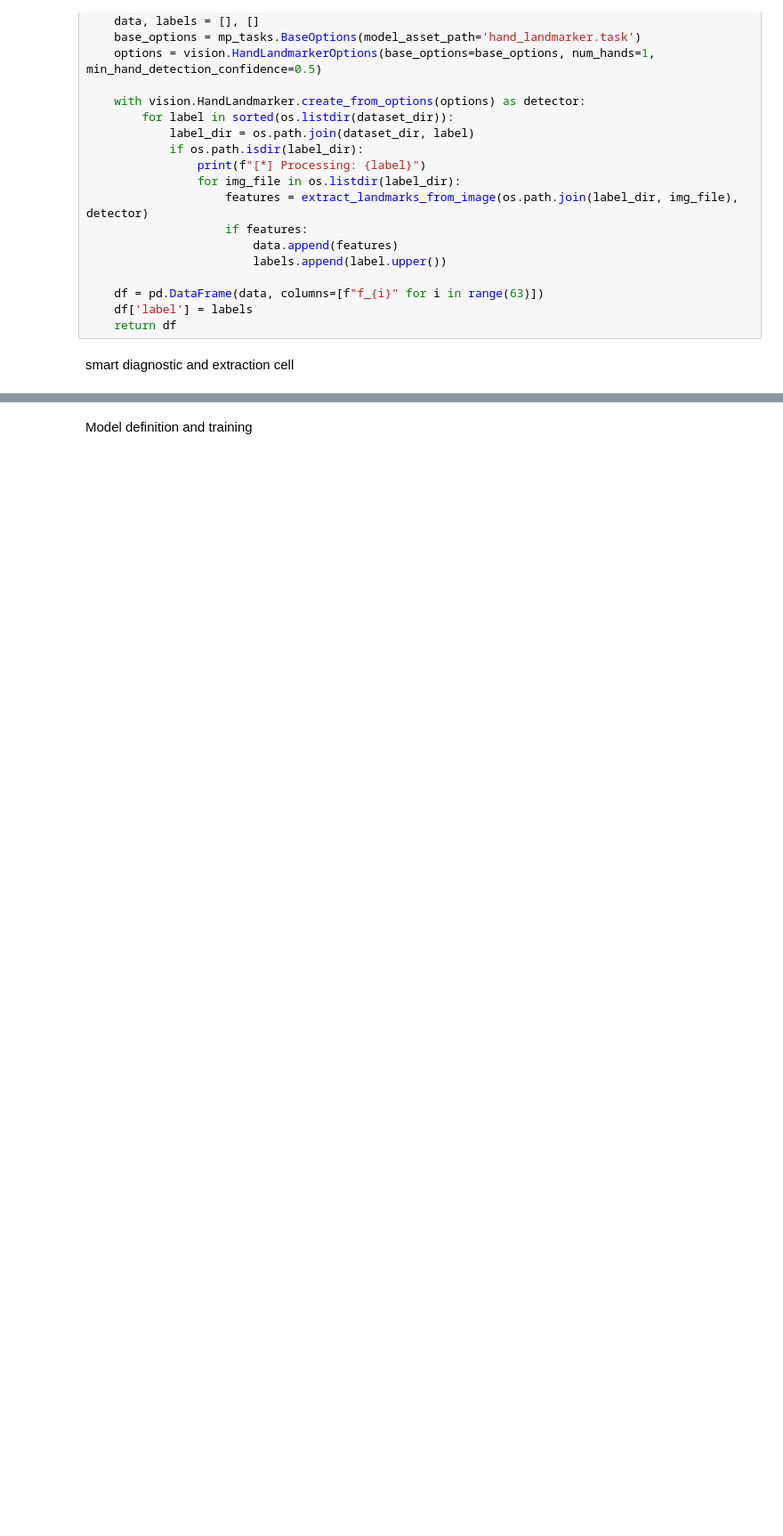
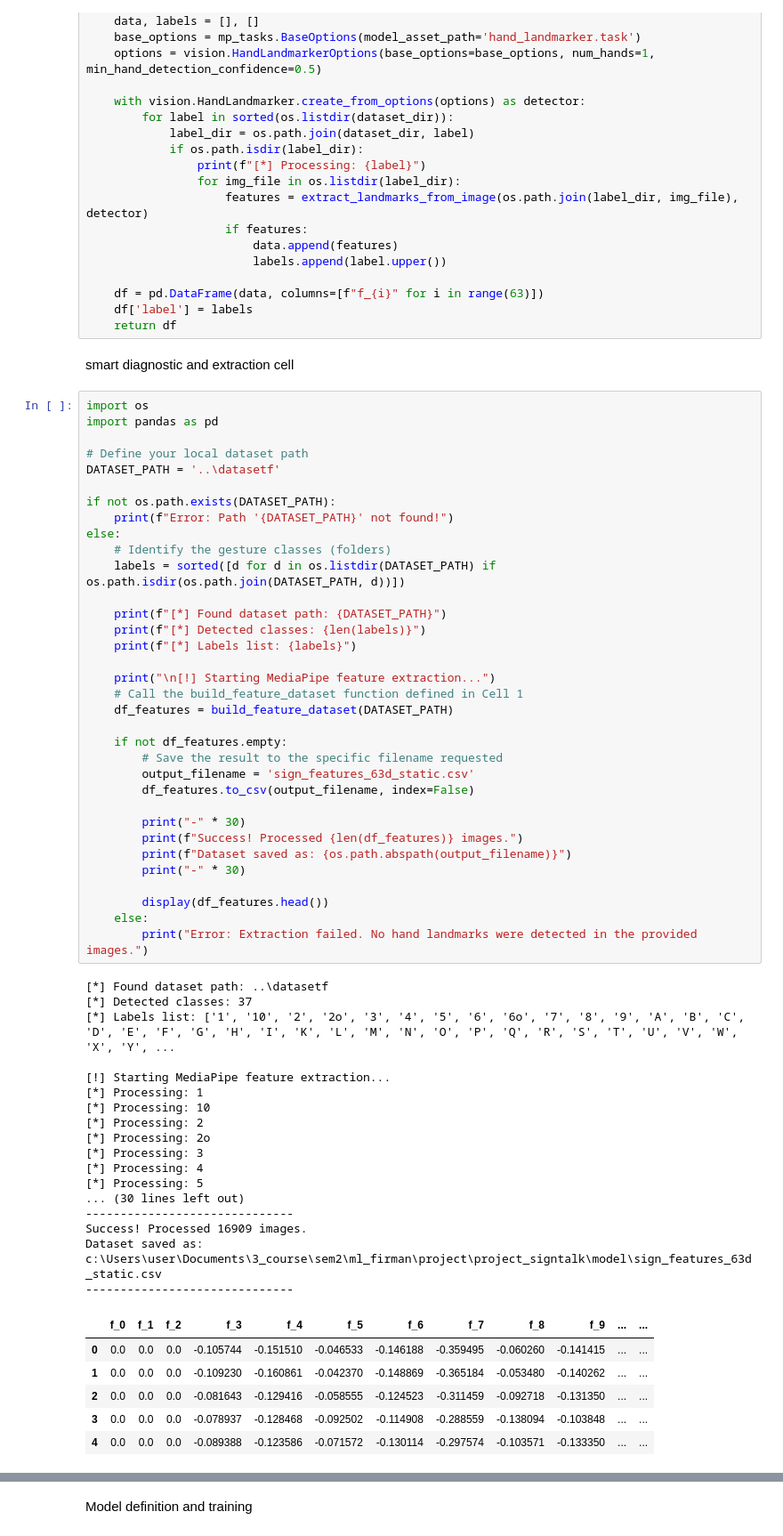
Before and after one commit to EdvardStudent23/signtalk, a Jupyter notebook: model/ml_project_code.ipynb, the cells around one changed output, grey strips where cells are left out. Shown at 89% size. Drawn from its saved outputs; the diff is of its cells as text; blank space fills up the shorter version.

```diff
--- a/model/ml_project_code.ipynb
+++ b/model/ml_project_code.ipynb
@@ -105,3 +105,61 @@ def build_feature_dataset(dataset_dir):
     return df
 # %% [markdown]
 smart diagnostic and extraction cell
+# %%
+import os
+import pandas as pd
+
+# Define your local dataset path
+DATASET_PATH = '..\datasetf'
+
+if not os.path.exists(DATASET_PATH):
+    print(f"Error: Path '{DATASET_PATH}' not found!")
+else:
+    # Identify the gesture classes (folders)
+    labels = sorted([d for d in os.listdir(DATASET_PATH) if os.path.isdir(os.path.join(DATASET_PATH, d))])
+
+    print(f"[*] Found dataset path: {DATASET_PATH}")
+    print(f"[*] Detected classes: {len(labels)}")
+    print(f"[*] Labels list: {labels}")
+
+    print("\n[!] Starting MediaPipe feature extraction...")
+    # Call the build_feature_dataset function defined in Cell 1
+    df_features = build_feature_dataset(DATASET_PATH)
+
+    if not df_features.empty:
+        # Save the result to the specific filename requested
+        output_filename = 'sign_features_63d_static.csv'
+        df_features.to_csv(output_filename, index=False)
+
+        print("-" * 30)
+        print(f"Success! Processed {len(df_features)} images.")
+        print(f"Dataset saved as: {os.path.abspath(output_filename)}")
+        print("-" * 30)
+
+        display(df_features.head())
+    else:
+        print("Error: Extraction failed. No hand landmarks were detected in the provided images.")
+# %% [output]
+[*] Found dataset path: ..\datasetf
+[*] Detected classes: 37
+[*] Labels list: ['1', '10', '2', '2o', '3', '4', '5', '6', '6o', '7', '8', '9', 'A', 'B', 'C', 'D', 'E', 'F', 'G', 'H', 'I', 'K', 'L', 'M', 'N', 'O', 'P', 'Q', 'R', 'S', 'T', 'U', 'V', 'W', 'X', 'Y', ...
+
+[!] Starting MediaPipe feature extraction...
+[*] Processing: 1
+[*] Processing: 10
+[*] Processing: 2
+[*] Processing: 2o
+[*] Processing: 3
+[*] Processing: 4
+[*] Processing: 5
+... (30 lines left out)
+------------------------------
+Success! Processed 16909 images.
+Dataset saved as: c:\Users\user\Documents\3_course\sem2\ml_firman\project\project_signtalk\model\sign_features_63d_static.csv
+------------------------------
+|  | f_0 | f_1 | f_2 | f_3 | f_4 | f_5 | f_6 | f_7 | f_8 | f_9 | ... | ... |
+| 0 | 0.0 | 0.0 | 0.0 | -0.105744 | -0.151510 | -0.046533 | -0.146188 | -0.359495 | -0.060260 | -0.141415 | ... | ... |
+| 1 | 0.0 | 0.0 | 0.0 | -0.109230 | -0.160861 | -0.042370 | -0.148869 | -0.365184 | -0.053480 | -0.140262 | ... | ... |
+| 2 | 0.0 | 0.0 | 0.0 | -0.081643 | -0.129416 | -0.058555 | -0.124523 | -0.311459 | -0.092718 | -0.131350 | ... | ... |
+| 3 | 0.0 | 0.0 | 0.0 | -0.078937 | -0.128468 | -0.092502 | -0.114908 | -0.288559 | -0.138094 | -0.103848 | ... | ... |
+| 4 | 0.0 | 0.0 | 0.0 | -0.089388 | -0.123586 | -0.071572 | -0.130114 | -0.297574 | -0.103571 | -0.133350 | ... | ... |
```
Also changed, not shown: parts of 7 cells of this notebook, 8 other files.
